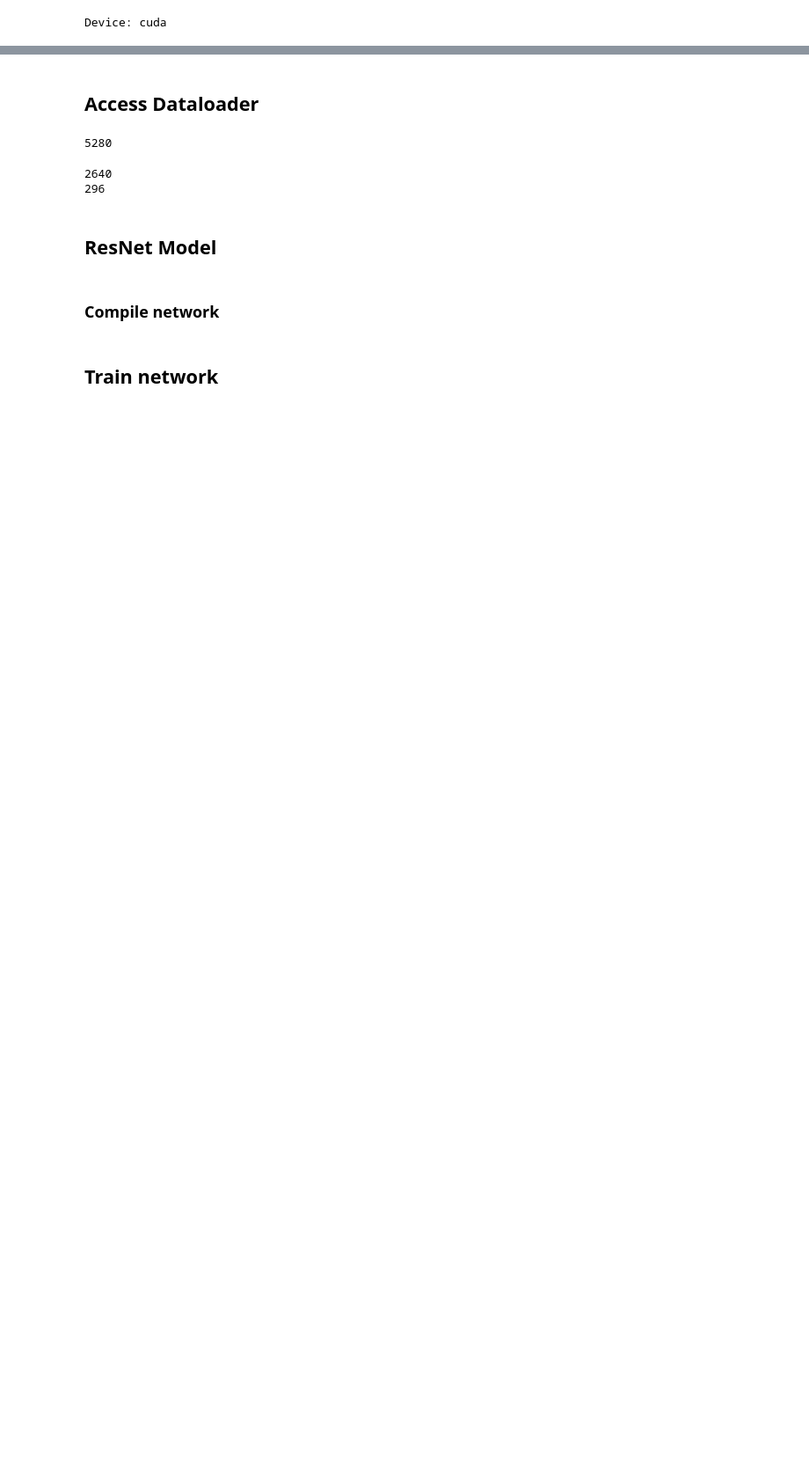
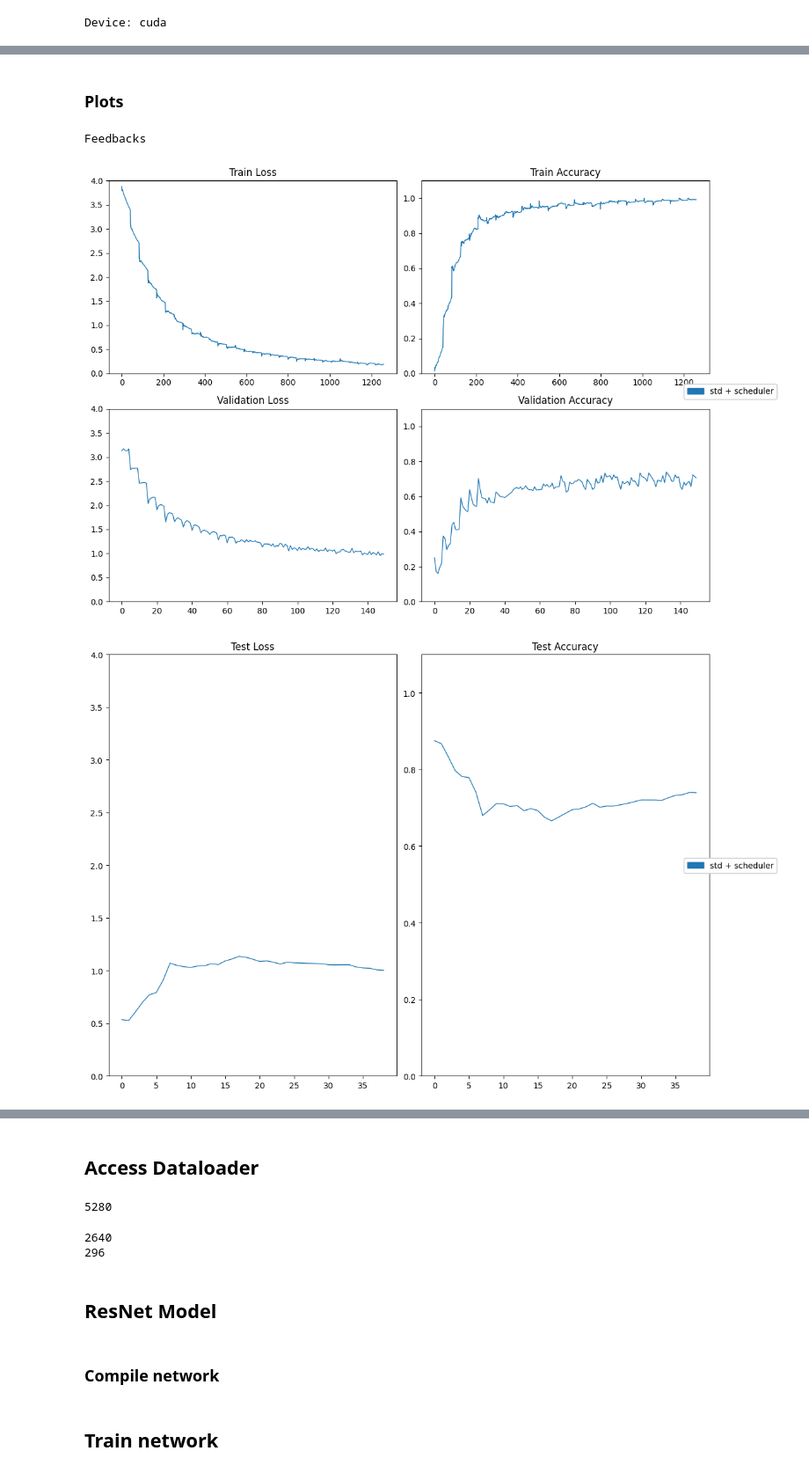
Before and after one commit to Rda1027/cnn-image-classification, a Jupyter notebook: prova_Task2.ipynb, the cells around one changed output, grey strips where cells are left out. Shown at 88% size. Drawn from its saved outputs; the diff is of its cells as text; code cells hidden in the pictures; blank space fills up the shorter version.

```diff
--- a/prova_Task2.ipynb
+++ b/prova_Task2.ipynb
@@ -36,0 +613,78 @@ Device: cuda
+# %% [markdown]
+### Plots
+# %%
+# Reading models performances saved in .pickle
+for model_name in parameters_run['labels_runs']:
+  pickle_path = os.path.join(f'resnet_results_0/ResNet18_{model_name}', f"{model_name}_tracks.pickle")
+  with open(pickle_path, 'rb') as handle:
+    models_tracks[f'ResNet18_{model_name}'] = pickle.load(handle)
+# %%
+from matplotlib.patches import Patch
+# Create legend in fig rather than an axis
+def add_fig_legend(fig, n_groups, group_labels, loc='lower center', ncol=4):
+    # Get colours for current style
+    colours = plt.rcParams['axes.prop_cycle'].by_key()['color']
+    # Set up handles (the bits that are drawn in the legend)
+    handles = []
+    for group_idx in range(n_groups):
+        # Create a simple patch that is the correct colour
+        colour = colours[group_idx]
+        handles.append(Patch(edgecolor=colour, facecolor=colour, fill=True))
+    # Acutally create our figure legend, using the handles and labels
+    fig.legend(handles=handles, labels=group_labels, loc=loc, ncol=ncol)
+# %%
+labels = ['Train Loss', 'Train Accuracy', 'Validation Loss', 'Validation Accuracy', 'Test Loss', 'Test Accuracy']
+
+print(f'Feedbacks')
+
+# Legend to right with four axes
+fig, axes = plt.subplots(nrows=2, ncols=2, figsize=(12, 8))
+for i in range(4):
+    plt.subplot(2, 2, i+1)
+    for model_name in parameters_run['labels_runs']:
+        if 'train_tracks' in models_tracks[f'ResNet18_{model_name}'].keys():
+            plt.plot(range(len(models_tracks[f'ResNet18_{model_name}']['train_tracks'][i])), models_tracks[f'ResNet18_{model_name}']['train_tracks'][i], linewidth=1, label=model_name)
+    # plt.yscale('log')
+    if i%2==1:
+        # plt.ylim(0, max(models_tracks[model_name]['train_tracks'][i]) + 0.1)
+        plt.ylim(0, 1.1)
+    else:
+        plt.ylim(0, 4)
+    plt.title(labels[i])
+    # Add the figure on the right of the plot this time
+    add_fig_legend(fig, len(parameters_run['labels_runs']), parameters_run['labels_runs'], loc='center right', ncol=1)
+    fig.patch.set_facecolor('white')
+    plt.tight_layout()
+
+    # Remove space from the right handside to make space for the legend
+    plt.subplots_adjust(right=0.9)
+
+plt.show()
+
+# Legend to right with four axes
+fig, axes = plt.subplots(nrows=1, ncols=2, figsize=(12, 8))
+for i in range(4, 6):
+    plt.subplot(1, 2, i-3)
+    for model_name in parameters_run['labels_runs']:
+        if 'test_tracks' in models_tracks[f'ResNet18_{model_name}'].keys():
+            plt.plot(range(len(models_tracks[f'ResNet18_{model_name}']['test_tracks'][i-4])), models_tracks[f'ResNet18_{model_name}']['test_tracks'][i-4], linewidth=1, label=model_name)
+
+    # plt.yscale('log')
+    if i%2==1:
+        # plt.ylim(0, max(models_tracks[model_name]['test_tracks'][i-4]) + 0.1)
+        plt.ylim(0, 1.1)
+    else:
+        plt.ylim(0, 4)
+    plt.title(labels[i])
+    # Add the figure on the right of the plot this time
+    add_fig_legend(fig, len(parameters_run['labels_runs']), parameters_run['labels_runs'], loc='center right', ncol=1)
+    fig.patch.set_facecolor('white')
+    plt.tight_layout()
+
+    # Remove space from the right handside to make space for the legend
+    plt.subplots_adjust(right=0.9)
+plt.show()
+# %% [output]
+Feedbacks
+[figure, added]
+[figure, added]
```
Also changed, not shown: parts of 31 cells of this notebook.
